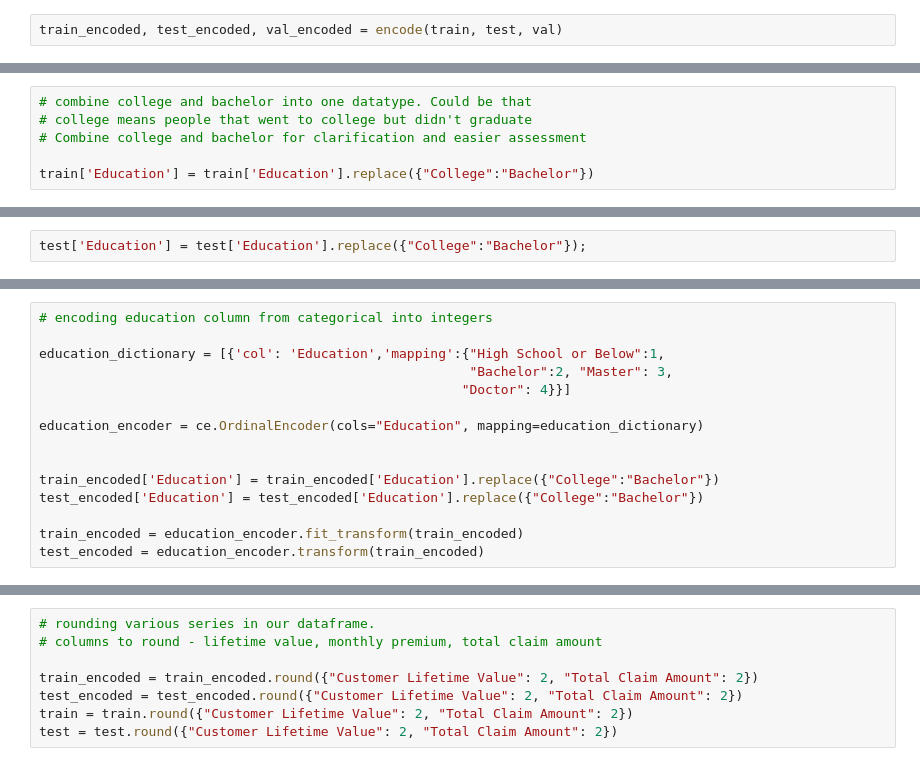
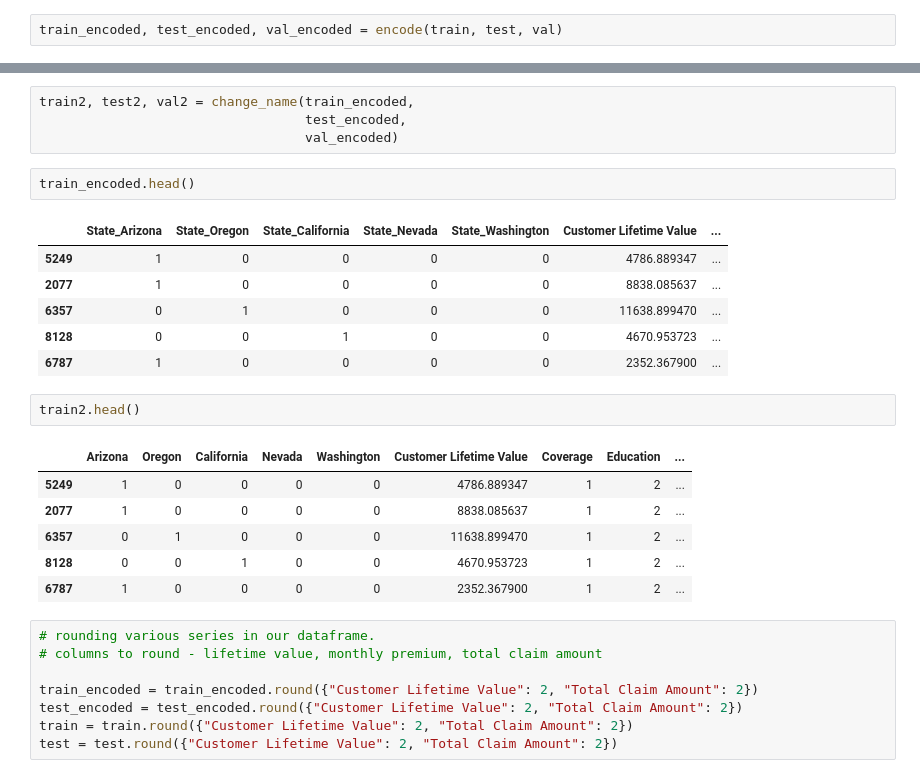
Before and after one commit to EvidenceN/Insurance_premium_prediction, a Jupyter notebook: model/premium2.ipynb, the cells around one changed output, grey strips where cells are left out. Saved outputs shown, nothing was run; the diff lists cells and outputs as text.

Commit message:
finished encoding and renaming functions

```diff
--- a/model/premium2.ipynb
+++ b/model/premium2.ipynb
@@ -350,6 +319,0 @@ Name: Education, dtype: int64
-# %%
-# combine college and bachelor into one datatype. Could be that
-# college means people that went to college but didn't graduate
-# Combine college and bachelor for clarification and easier assessment
-
-train['Education'] = train['Education'].replace({"College":"Bachelor"})
@@ -364,2 +319,0 @@ Name: Education, dtype: int64
-# %%
-test['Education'] = test['Education'].replace({"College":"Bachelor"});
@@ -380,15 +319,0 @@ Name: Education, dtype: int64
-# %%
-# encoding education column from categorical into integers
-
-education_dictionary = [{'col': 'Education','mapping':{"High School or Below":1,
-                                                       "Bachelor":2, "Master": 3,
-                                                      "Doctor": 4}}]
-
-education_encoder = ce.OrdinalEncoder(cols="Education", mapping=education_dictionary)
-
-
-train_encoded['Education'] = train_encoded['Education'].replace({"College":"Bachelor"})
-test_encoded['Education'] = test_encoded['Education'].replace({"College":"Bachelor"})
-
-train_encoded = education_encoder.fit_transform(train_encoded)
-test_encoded = education_encoder.transform(train_encoded)
@@ -414,3 +401,25 @@ Index(['State', 'Customer Lifetime Value', 'Response', 'Coverage', 'Education',
+# %%
+train2, test2, val2 = change_name(train_encoded,
+                                  test_encoded,
+                                  val_encoded)
+# %%
+train_encoded.head()
+# %% [output]
+|  | State_Arizona | State_Oregon | State_California | State_Nevada | State_Washington | Customer Lifetime Value | ... |
+| 5249 | 1 | 0 | 0 | 0 | 0 | 4786.889347 | ... |
+| 2077 | 1 | 0 | 0 | 0 | 0 | 8838.085637 | ... |
+| 6357 | 0 | 1 | 0 | 0 | 0 | 11638.899470 | ... |
+| 8128 | 0 | 0 | 1 | 0 | 0 | 4670.953723 | ... |
+| 6787 | 1 | 0 | 0 | 0 | 0 | 2352.367900 | ... |
+# %%
+train2.head()
+# %% [output]
+|  | Arizona | Oregon | California | Nevada | Washington | Customer Lifetime Value | Coverage | Education | ... |
+| 5249 | 1 | 0 | 0 | 0 | 0 | 4786.889347 | 1 | 2 | ... |
+| 2077 | 1 | 0 | 0 | 0 | 0 | 8838.085637 | 1 | 2 | ... |
+| 6357 | 0 | 1 | 0 | 0 | 0 | 11638.899470 | 1 | 2 | ... |
+| 8128 | 0 | 0 | 1 | 0 | 0 | 4670.953723 | 1 | 2 | ... |
+| 6787 | 1 | 0 | 0 | 0 | 0 | 2352.367900 | 1 | 2 | ... |
 # %%
 # rounding various series in our dataframe.
 # columns to round - lifetime value, monthly premium, total claim amount
```
Also changed, not shown: parts of 32 cells of this notebook, 3 other files.
